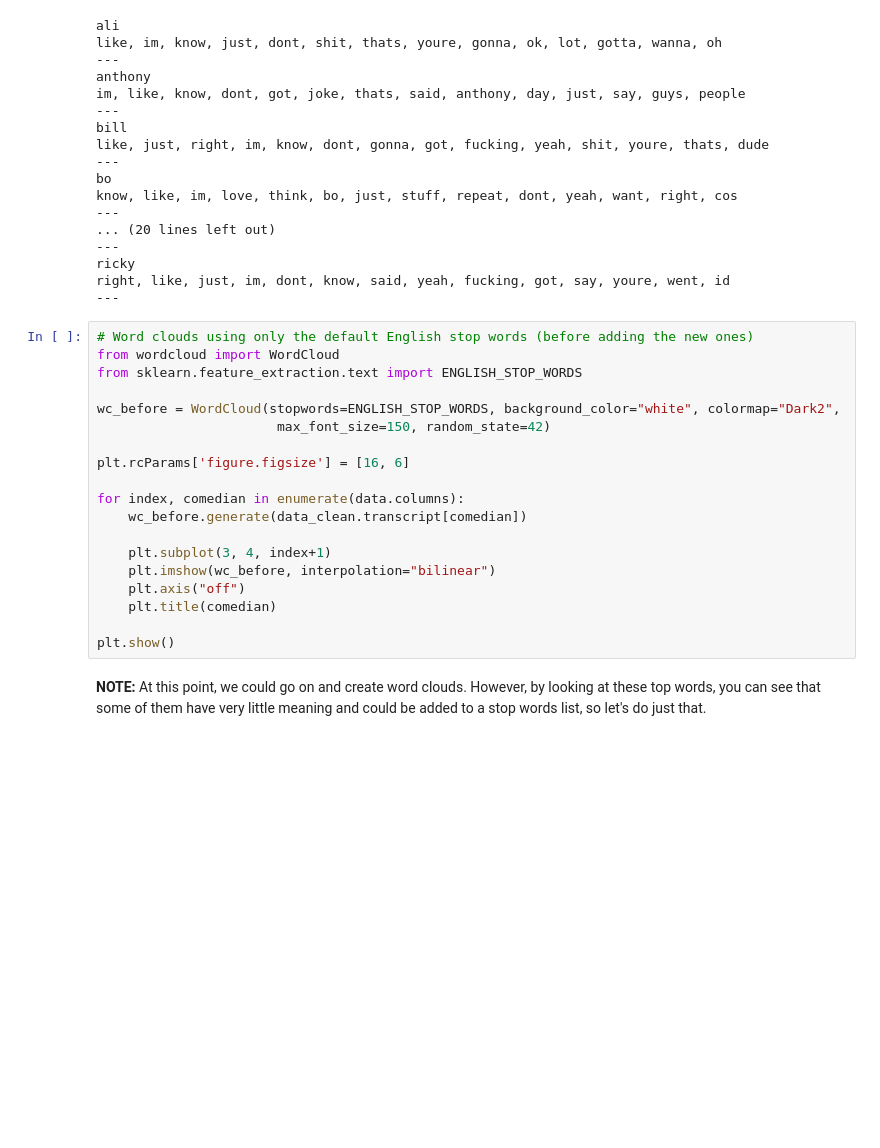
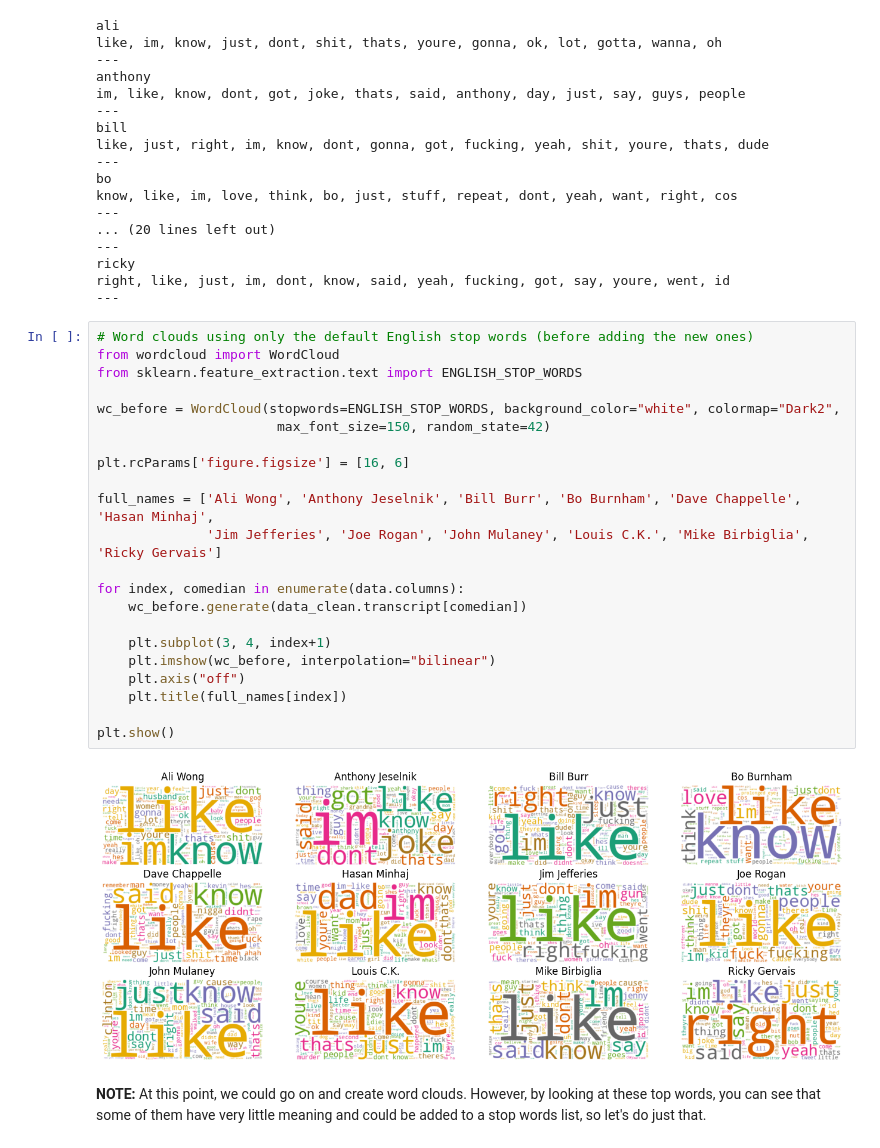
Before and after one commit to ikabrain/UCS772-CV-NLP-Lab, a Jupyter notebook: NLP_assign3/NLP_assign3.ipynb, the cells around one changed output. Cells and saved outputs as stored; diff of their text form; blank space fills up the shorter version.

```diff
--- a/NLP_assign3/NLP_assign3.ipynb
+++ b/NLP_assign3/NLP_assign3.ipynb
@@ -91,22 +109,27 @@ right, like, just, im, dont, know, said, yeah, fucking, got, say, youre, went, i
 # %%
 # Word clouds using only the default English stop words (before adding the new ones)
 from wordcloud import WordCloud
 from sklearn.feature_extraction.text import ENGLISH_STOP_WORDS
 
 wc_before = WordCloud(stopwords=ENGLISH_STOP_WORDS, background_color="white", colormap="Dark2",
                        max_font_size=150, random_state=42)
 
 plt.rcParams['figure.figsize'] = [16, 6]
 
+full_names = ['Ali Wong', 'Anthony Jeselnik', 'Bill Burr', 'Bo Burnham', 'Dave Chappelle', 'Hasan Minhaj',
+              'Jim Jefferies', 'Joe Rogan', 'John Mulaney', 'Louis C.K.', 'Mike Birbiglia', 'Ricky Gervais']
+
 for index, comedian in enumerate(data.columns):
     wc_before.generate(data_clean.transcript[comedian])
 
     plt.subplot(3, 4, index+1)
     plt.imshow(wc_before, interpolation="bilinear")
     plt.axis("off")
-    plt.title(comedian)
+    plt.title(full_names[index])
 
 plt.show()
+# %% [output]
+[figure, added]
 # %% [markdown]
 **NOTE:** At this point, we could go on and create word clouds. However, by looking at these top words, you can see that some of them have very little meaning and could be added to a stop words list, so let's do just that.
 # %%
```
Also changed, not shown: parts of 6 cells of this notebook.
